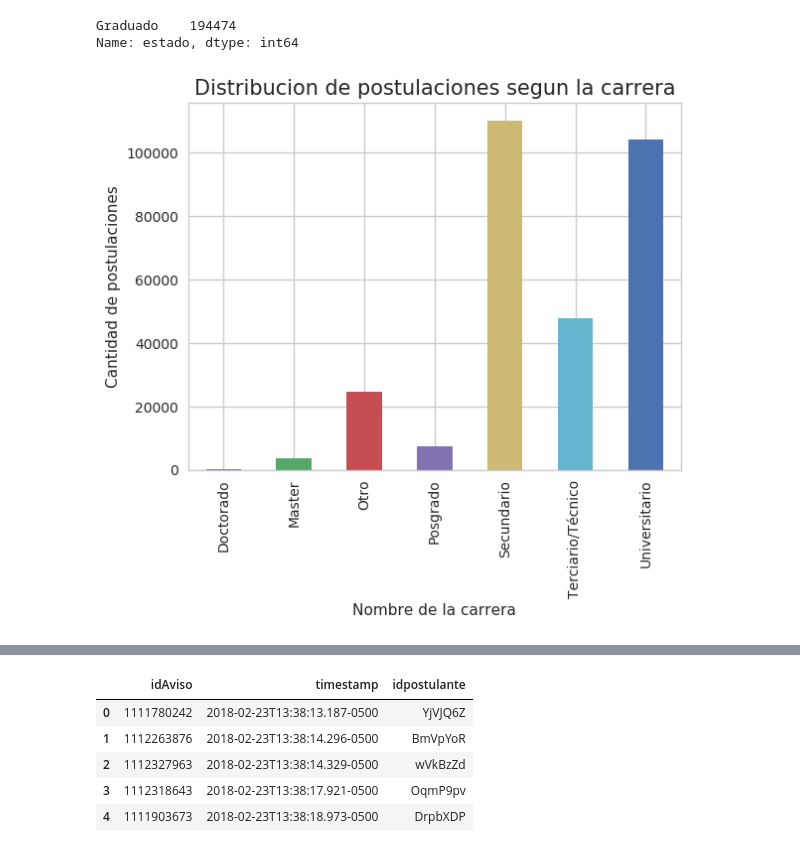
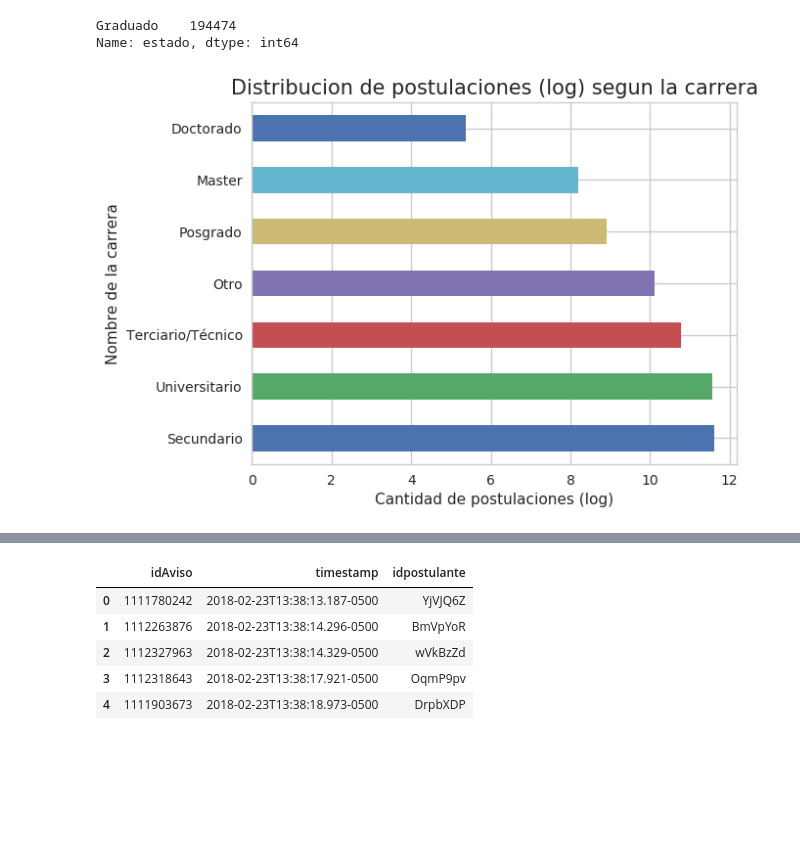
Before and after one commit to juanpcapurro/tp_datos, a Jupyter notebook: Exploracion.ipynb, the cells around one changed output, grey strips where cells are left out. Saved outputs shown, nothing was run; the diff lists cells and outputs as text; code cells hidden in the pictures; blank space fills up the shorter version.

```diff
--- a/Exploracion.ipynb
+++ b/Exploracion.ipynb
@@ -355,9 +353,9 @@ postulaciones_educacion['estado'][postulaciones_educacion['estado'] == 'Graduado
 Graduado    194474
 Name: estado, dtype: int64
 # %%
-post_educ_carrera = postulaciones_educacion['nombre'].value_counts().sort_index().plot(kind='bar')
-post_educ_carrera.set_title('Distribucion de postulaciones segun la carrera',fontsize=15)
-post_educ_carrera.set_xlabel('Nombre de la carrera')
-post_educ_carrera.set_ylabel('Cantidad de postulaciones');
+post_educ_carrera = np.log(postulaciones_educacion['nombre'].value_counts() + 1).plot(kind='barh')
+post_educ_carrera.set_title('Distribucion de postulaciones (log) segun la carrera',fontsize=15)
+post_educ_carrera.set_ylabel('Nombre de la carrera')
+post_educ_carrera.set_xlabel('Cantidad de postulaciones (log)');
 # %% [output]
-[figure, old version]
+[figure, new version]
```
Also changed, not shown: parts of 27 cells of this notebook.
